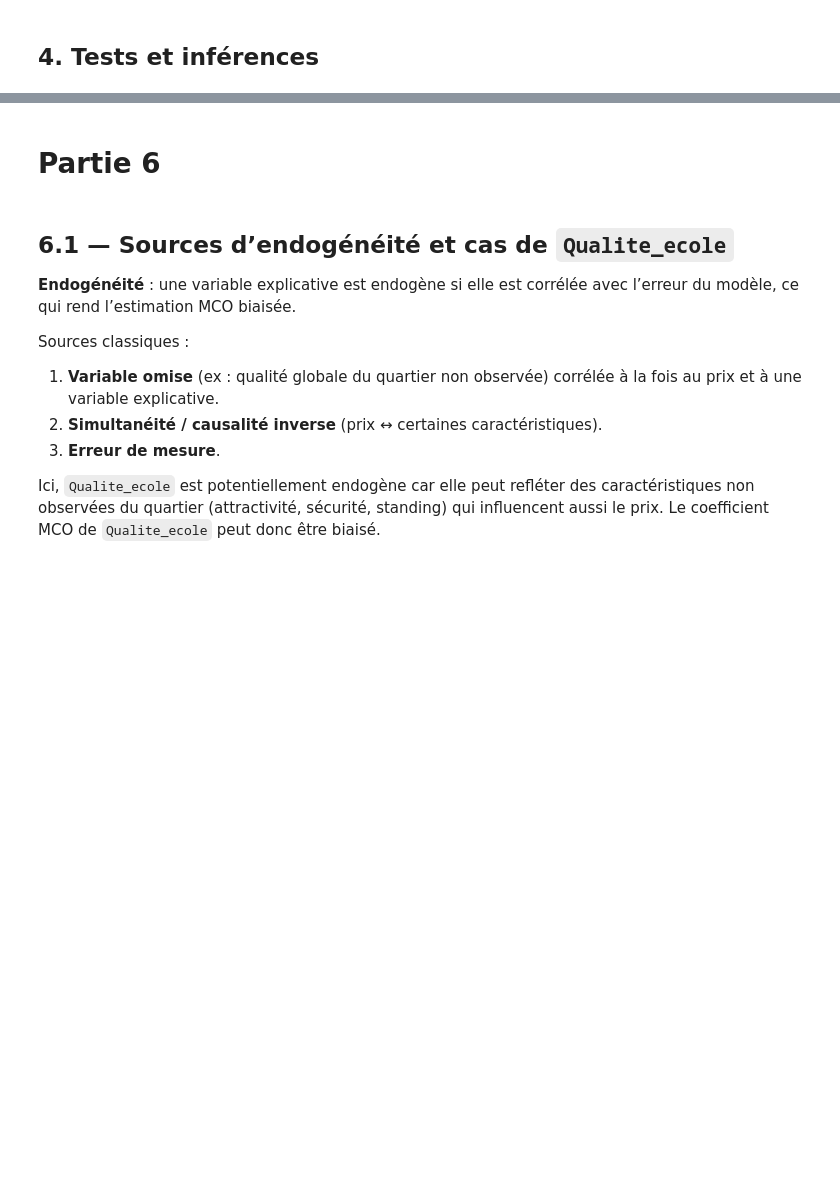
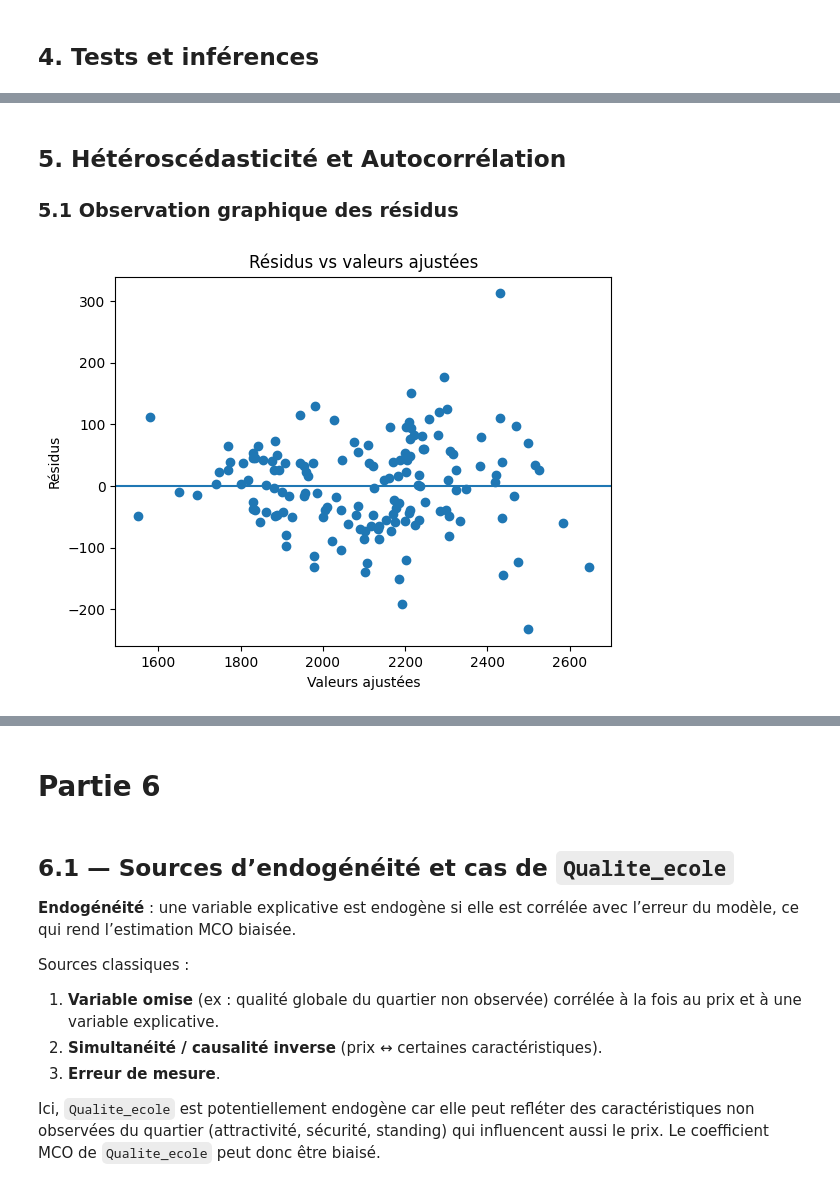
Before and after one commit to SIVAYANAMAPeraveena/Statistique, a Jupyter notebook: notebook.ipynb, the cells around one changed output, grey strips where cells are left out. Drawn from its saved outputs; the diff is of its cells as text; code cells hidden in the pictures; blank space fills up the shorter version.

```diff
--- a/notebook.ipynb
+++ b/notebook.ipynb
@@ -705,0 +848,19 @@ p-value (one-sided, H1: beta < 0) = 7.068721187320534e-18
+# %% [markdown]
+## 5. Hétéroscédasticité et Autocorrélation
+### 5.1 Observation graphique des résidus
+# %%
+residuals = model_mult.resid
+fitted = model_mult.fittedvalues
+# %%
+# Graphique résidus VS valeurs ajoutés
+import matplotlib.pyplot as plt
+
+plt.figure()
+plt.scatter(fitted, residuals)
+plt.axhline(0)
+plt.xlabel("Valeurs ajustées")
+plt.ylabel("Résidus")
+plt.title("Résidus vs valeurs ajustées")
+plt.show()
+# %% [output]
+[figure, added]
```
Also changed, not shown: parts of 59 cells of this notebook.
